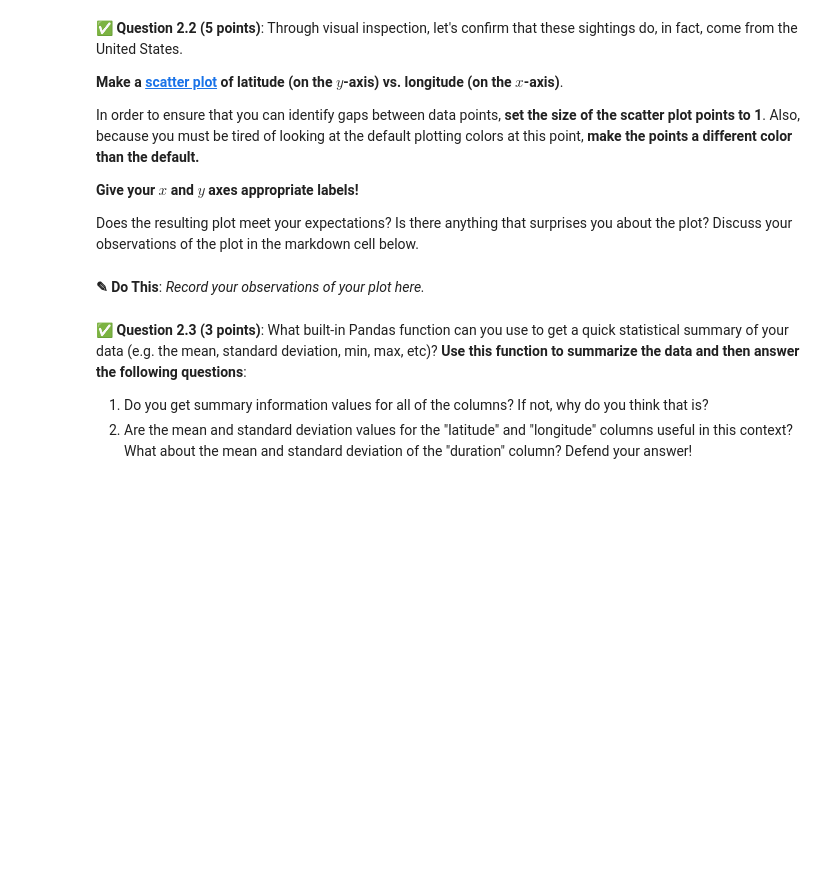
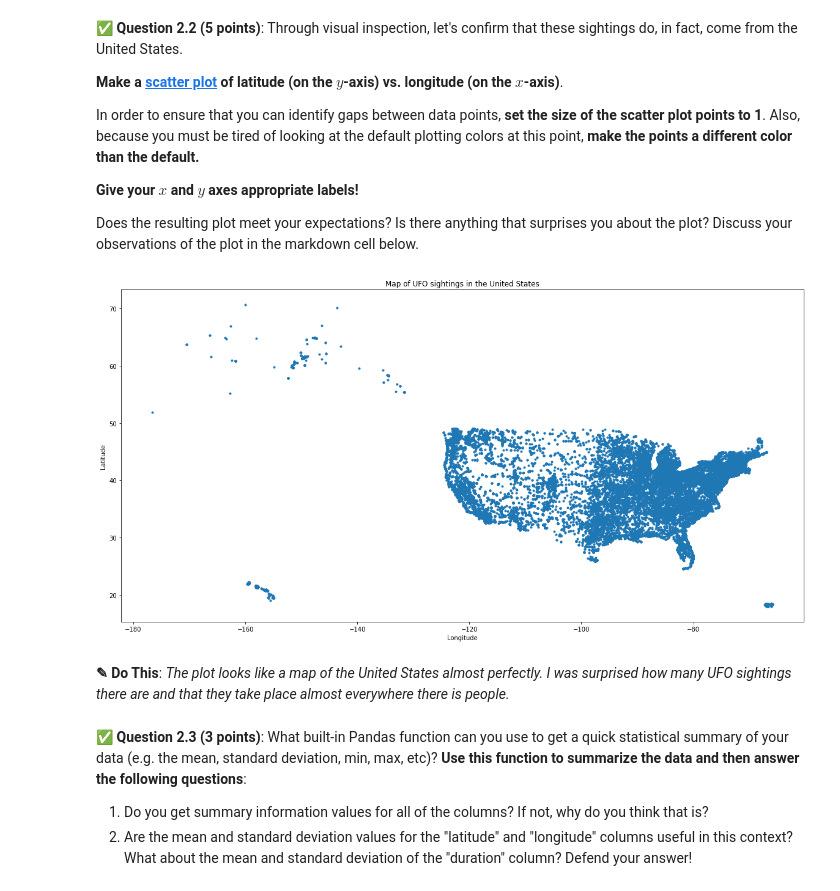
Before and after one commit to zimbot13/cmse202-f21-turnin, a Jupyter notebook: hw-02/HW-02_PandasReviewAndPythonObjects-zimbot13.ipynb, the cells around one changed output. Saved outputs shown, nothing was run; the diff lists cells and outputs as text; code cells hidden in the pictures; blank space fills up the shorter version.

```diff
--- a/hw-02/HW-02_PandasReviewAndPythonObjects-zimbot13.ipynb
+++ b/hw-02/HW-02_PandasReviewAndPythonObjects-zimbot13.ipynb
@@ -61,3 +61,6 @@ You'll be working with a reduced version of the dataset, which you can download
 &#9989; **Question 2.1 (2 points)**: To get started, **read in the `ufos.csv` dataset using Pandas** and then use Pandas to display the first 15 rows of the data.
 # %%
 ### Put your code here
+import pandas as pd
+ufo = pd.read_csv('ufos.csv')
+ufo.head(15)
@@ -76,5 +94,16 @@ Does the resulting plot meet your expectations? Is there anything that surprises
-# %% [markdown]
-**<font size=+3>&#9998;</font> Do This**: *Record your observations of your plot here.*
+# %%
+### Put your code here
+import matplotlib.pyplot as plt
+plt.figure(figsize=[20,10])
+plt.scatter(ufo['longitude'],ufo['latitude'],marker='.')
+plt.title('Map of UFO sightings in the United States')
+plt.xlabel('Longitude')
+plt.ylabel('Latitude')
+plt.show()
+# %% [output]
+[figure, added]
+# %% [markdown]
+**<font size=+3>&#9998;</font> Do This**: *The plot looks like a map of the United States almost perfectly. I was surprised how many UFO sightings there are and that they take place almost everywhere there is people.*
 # %% [markdown]
 &#9989; **Question 2.3 (3 points)**: What built-in Pandas function can you use to get a quick statistical summary of your data (e.g. the mean, standard deviation, min, max, etc)? **Use this function to summarize the data and then answer the following questions**:
 
```
Also changed, not shown: parts of 15 cells of this notebook.
